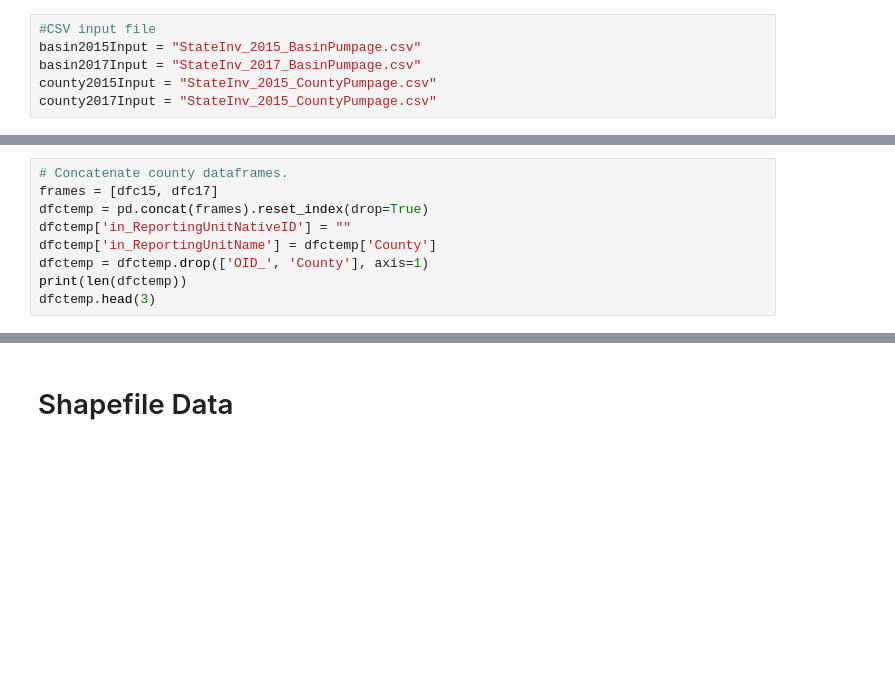
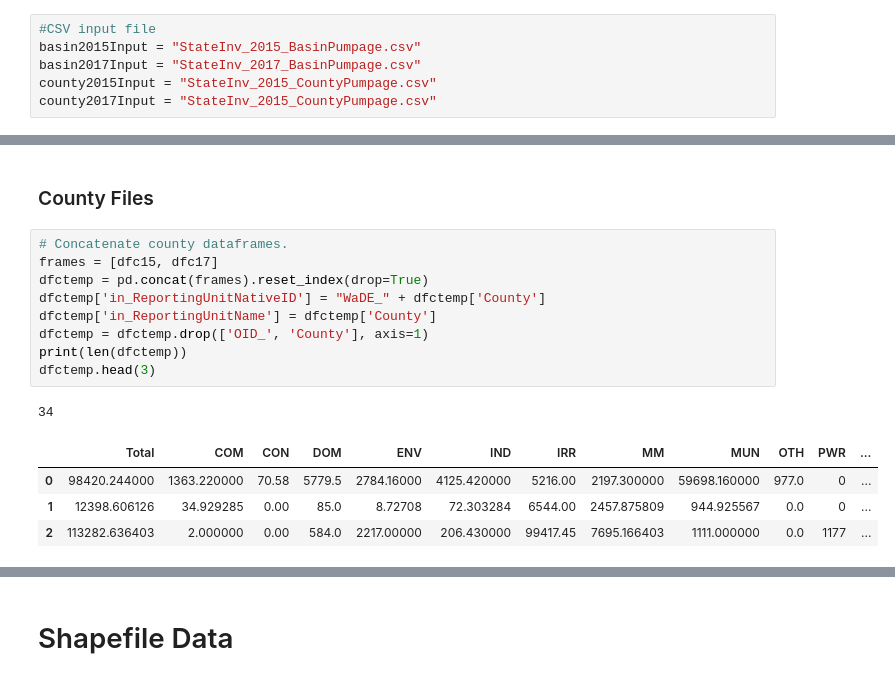
Before and after one commit to WSWCWaterDataExchange/MappingStatesDataToWaDE2.0, a Jupyter notebook: Nevada/AggregatedAmounts/0_NVAggregatedDataPreprocess.ipynb, the cells around one changed output, grey strips where cells are left out. Cells and saved outputs as stored; diff of their text form; blank space fills up the shorter version.

```diff
--- a/Nevada/AggregatedAmounts/0_NVAggregatedDataPreprocess.ipynb
+++ b/Nevada/AggregatedAmounts/0_NVAggregatedDataPreprocess.ipynb
@@ -113,9 +150,17 @@ dfBasinOut
+# %% [markdown]
+### County Files
 # %%
 # Concatenate county dataframes.
 frames = [dfc15, dfc17]
 dfctemp = pd.concat(frames).reset_index(drop=True)
-dfctemp['in_ReportingUnitNativeID'] = ""
+dfctemp['in_ReportingUnitNativeID'] = "WaDE_" + dfctemp['County']
 dfctemp['in_ReportingUnitName'] = dfctemp['County']
 dfctemp = dfctemp.drop(['OID_', 'County'], axis=1)
 print(len(dfctemp))
 dfctemp.head(3)
+# %% [output]
+34
+|  | Total | COM | CON | DOM | ENV | IND | IRR | MM | MUN | OTH | PWR | ... |
+| 0 | 98420.244000 | 1363.220000 | 70.58 | 5779.5 | 2784.16000 | 4125.420000 | 5216.00 | 2197.300000 | 59698.160000 | 977.0 | 0 | ... |
+| 1 | 12398.606126 | 34.929285 | 0.00 | 85.0 | 8.72708 | 72.303284 | 6544.00 | 2457.875809 | 944.925567 | 0.0 | 0 | ... |
+| 2 | 113282.636403 | 2.000000 | 0.00 | 584.0 | 2217.00000 | 206.430000 | 99417.45 | 7695.166403 | 1111.000000 | 0.0 | 1177 | ... |
```
Also changed, not shown: parts of 20 cells of this notebook, 4 other files.
